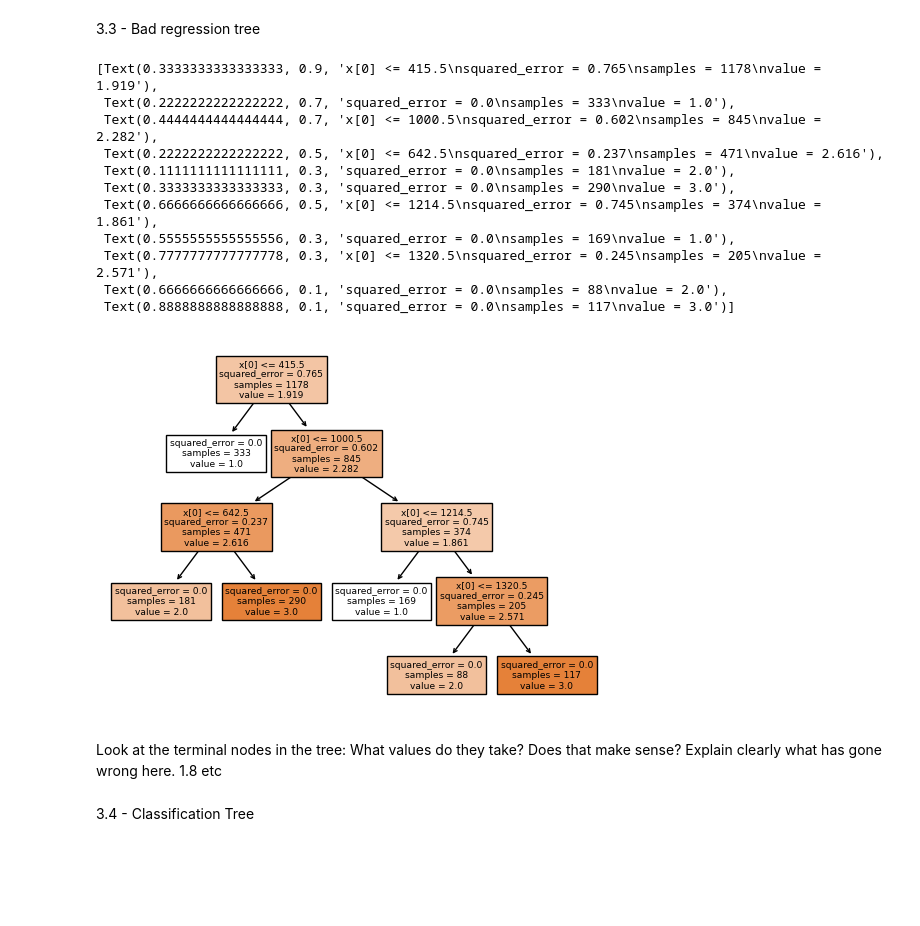
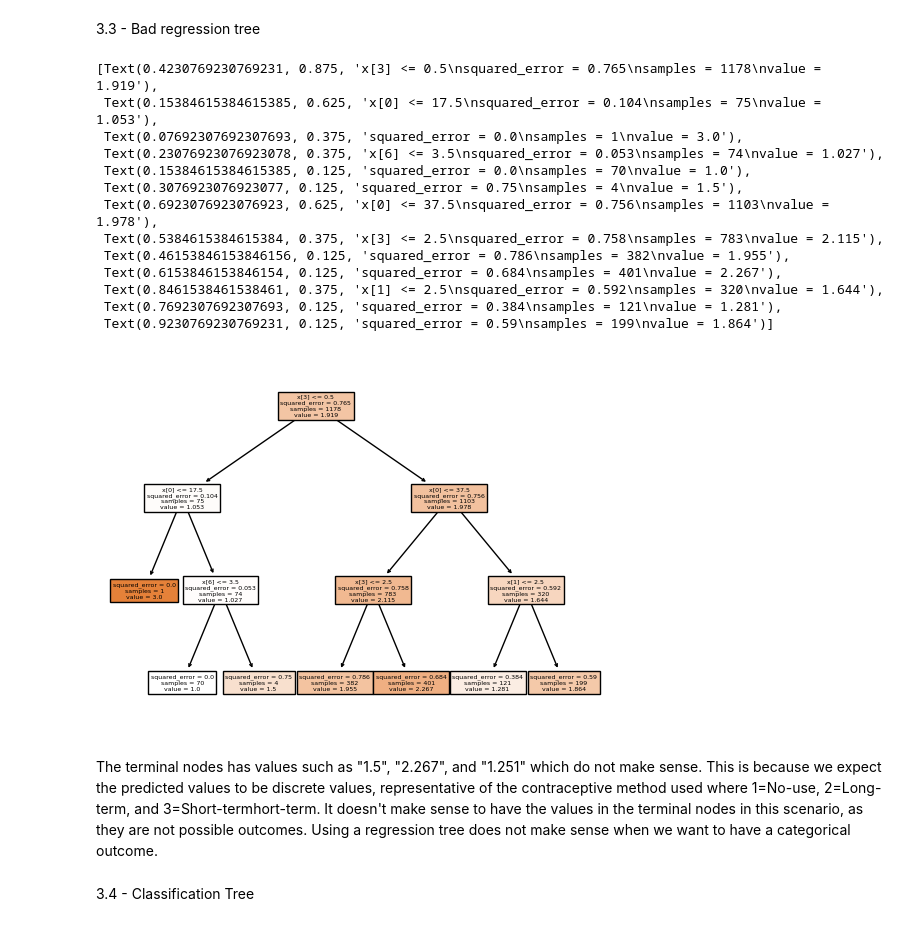
Before and after one commit to Sabrina-Hendricks/assignment4, a Jupyter notebook: assignment4.ipynb, the cells around one changed output. Cells and saved outputs as stored; diff of their text form; code cells hidden in the pictures; blank space fills up the shorter version.

```diff
--- a/assignment4.ipynb
+++ b/assignment4.ipynb
@@ -610,29 +610,31 @@ X_train, X_test, y_train, y_test = train_test_split(X,y,test_size=.2,random_stat
 3.3 - Bad regression tree
 # %%
 y = data['method'] # Create target variable vector
-X = data.drop(['method'], axis=1)
+X = data.drop(['method', 'Unnamed: 0'], axis=1)
 X_train, X_test, y_train, y_test = train_test_split(X,y,test_size=.2,random_state=100)
 
-reg = DecisionTreeRegressor(max_depth=8, random_state=100)
+reg = DecisionTreeRegressor(max_depth=3, random_state=100)
 reg.fit(X_train, y_train)
 
 # Visualize results:
 tree.plot_tree(reg,filled=True)
 # %% [output]
-[Text(0.3333333333333333, 0.9, 'x[0] <= 415.5\nsquared_error = 0.765\nsamples = 1178\nvalue = 1.919'),
- Text(0.2222222222222222, 0.7, 'squared_error = 0.0\nsamples = 333\nvalue = 1.0'),
- Text(0.4444444444444444, 0.7, 'x[0] <= 1000.5\nsquared_error = 0.602\nsamples = 845\nvalue = 2.282'),
- Text(0.2222222222222222, 0.5, 'x[0] <= 642.5\nsquared_error = 0.237\nsamples = 471\nvalue = 2.616'),
- Text(0.1111111111111111, 0.3, 'squared_error = 0.0\nsamples = 181\nvalue = 2.0'),
- Text(0.3333333333333333, 0.3, 'squared_error = 0.0\nsamples = 290\nvalue = 3.0'),
- Text(0.6666666666666666, 0.5, 'x[0] <= 1214.5\nsquared_error = 0.745\nsamples = 374\nvalue = 1.861'),
- Text(0.5555555555555556, 0.3, 'squared_error = 0.0\nsamples = 169\nvalue = 1.0'),
- Text(0.7777777777777778, 0.3, 'x[0] <= 1320.5\nsquared_error = 0.245\nsamples = 205\nvalue = 2.571'),
- Text(0.6666666666666666, 0.1, 'squared_error = 0.0\nsamples = 88\nvalue = 2.0'),
- Text(0.8888888888888888, 0.1, 'squared_error = 0.0\nsamples = 117\nvalue = 3.0')]
+[Text(0.4230769230769231, 0.875, 'x[3] <= 0.5\nsquared_error = 0.765\nsamples = 1178\nvalue = 1.919'),
+ Text(0.15384615384615385, 0.625, 'x[0] <= 17.5\nsquared_error = 0.104\nsamples = 75\nvalue = 1.053'),
+ Text(0.07692307692307693, 0.375, 'squared_error = 0.0\nsamples = 1\nvalue = 3.0'),
+ Text(0.23076923076923078, 0.375, 'x[6] <= 3.5\nsquared_error = 0.053\nsamples = 74\nvalue = 1.027'),
+ Text(0.15384615384615385, 0.125, 'squared_error = 0.0\nsamples = 70\nvalue = 1.0'),
+ Text(0.3076923076923077, 0.125, 'squared_error = 0.75\nsamples = 4\nvalue = 1.5'),
+ Text(0.6923076923076923, 0.625, 'x[0] <= 37.5\nsquared_error = 0.756\nsamples = 1103\nvalue = 1.978'),
+ Text(0.5384615384615384, 0.375, 'x[3] <= 2.5\nsquared_error = 0.758\nsamples = 783\nvalue = 2.115'),
+ Text(0.46153846153846156, 0.125, 'squared_error = 0.786\nsamples = 382\nvalue = 1.955'),
+ Text(0.6153846153846154, 0.125, 'squared_error = 0.684\nsamples = 401\nvalue = 2.267'),
+ Text(0.8461538461538461, 0.375, 'x[1] <= 2.5\nsquared_error = 0.592\nsamples = 320\nvalue = 1.644'),
+ Text(0.7692307692307693, 0.125, 'squared_error = 0.384\nsamples = 121\nvalue = 1.281'),
+ Text(0.9230769230769231, 0.125, 'squared_error = 0.59\nsamples = 199\nvalue = 1.864')]
-[figure, old version]
+[figure, new version]
 # %% [markdown]
-Look at the terminal nodes in the tree: What values do they take? Does that make sense? Explain clearly what has gone wrong here. 1.8 etc
+The terminal nodes has values such as "1.5", "2.267", and "1.251" which do not make sense. This is because we expect the predicted values to be discrete values, representative of the contraceptive method used where 1=No-use, 2=Long-term, and 3=Short-termhort-term. It doesn't make sense to have the values in the terminal nodes in this scenario, as they are not possible outcomes. Using a regression tree does not make sense when we want to have a categorical outcome.
 # %% [markdown]
 3.4 - Classification Tree
 # %%
```
Also changed, not shown: parts of 9 cells of this notebook.
